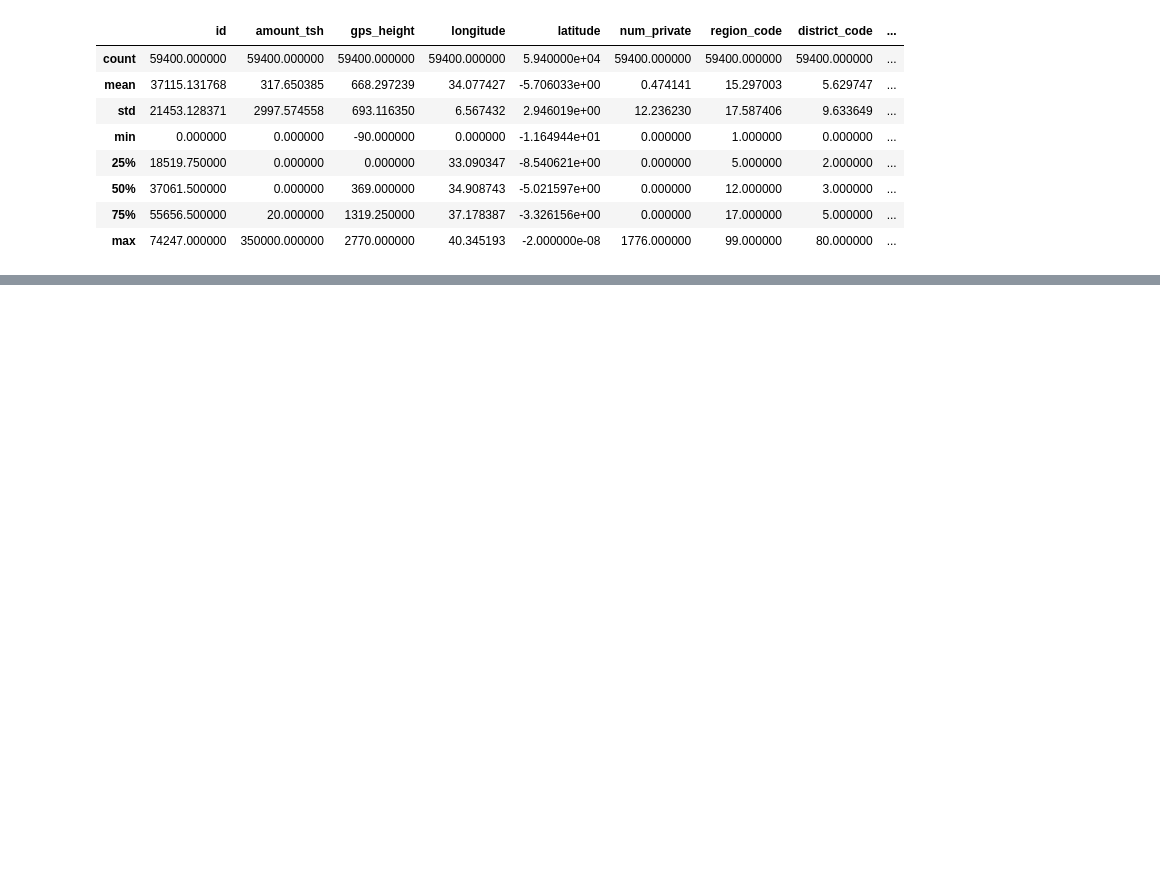
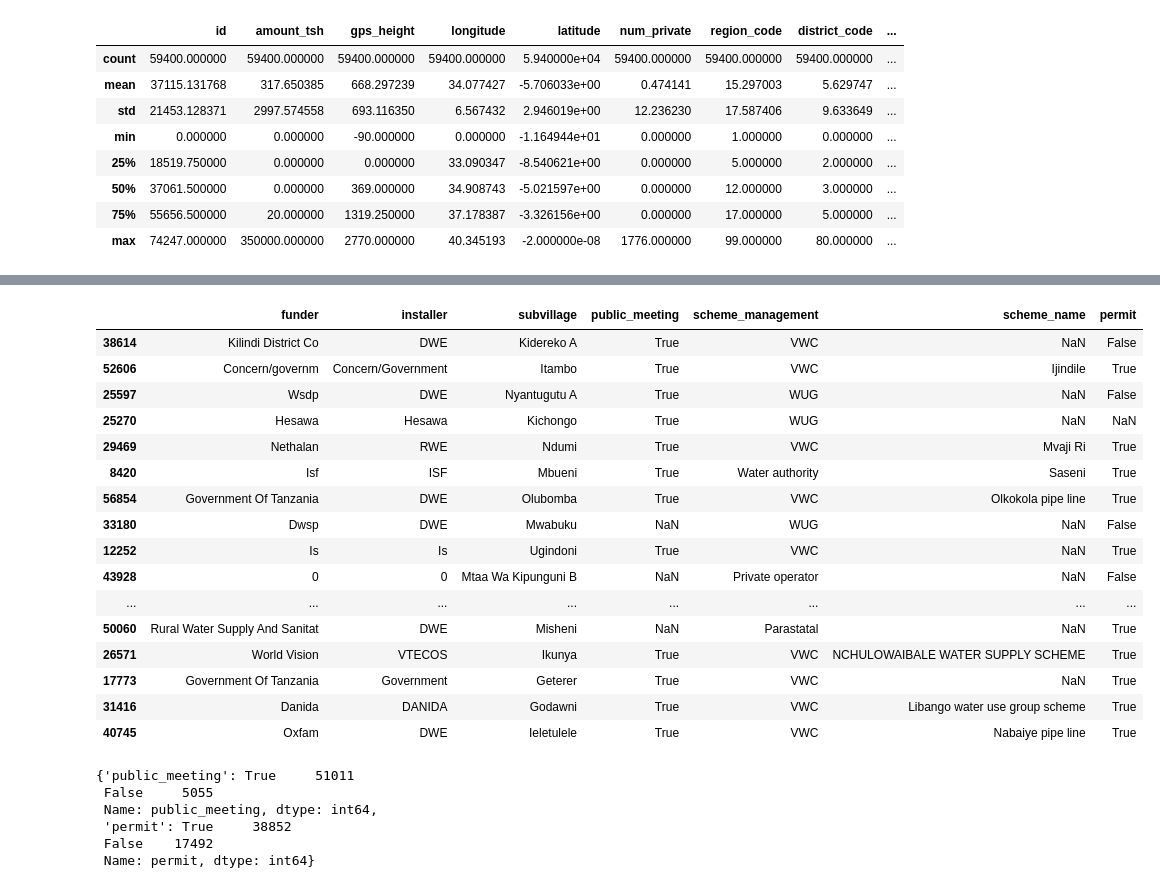
Before and after one commit to stephenmungai/phase3_project, a Jupyter notebook: index.ipynb, the cells around one changed output, grey strips where cells are left out. Saved outputs shown, nothing was run; the diff lists cells and outputs as text; code cells hidden in the pictures; blank space fills up the shorter version.

```diff
--- a/index.ipynb
+++ b/index.ipynb
@@ -119,0 +243,24 @@ df_merge.describe()
+# %%
+# checking the information contained on the columns with the missing values
+
+missing_cols = df_merge.columns[df_merge.isnull().any()]
+
+df_merge.loc[: ,missing_cols].sample(20)
+# %% [output]
+|  | funder | installer | subvillage | public_meeting | scheme_management | scheme_name | permit |
+| 38614 | Kilindi District Co | DWE | Kidereko A | True | VWC | NaN | False |
+| 52606 | Concern/governm | Concern/Government | Itambo | True | VWC | Ijindile | True |
+| 25597 | Wsdp | DWE | Nyantugutu A | True | WUG | NaN | False |
+| 25270 | Hesawa | Hesawa | Kichongo | True | WUG | NaN | NaN |
+| 29469 | Nethalan | RWE | Ndumi | True | VWC | Mvaji Ri | True |
+| 8420 | Isf | ISF | Mbueni | True | Water authority | Saseni | True |
+| 56854 | Government Of Tanzania | DWE | Olubomba | True | VWC | Olkokola pipe line | True |
+| 33180 | Dwsp | DWE | Mwabuku | NaN | WUG | NaN | False |
+| 12252 | Is | Is | Ugindoni | True | VWC | NaN | True |
+| 43928 | 0 | 0 | Mtaa Wa Kipunguni B | NaN | Private operator | NaN | False |
+| ... | ... | ... | ... | ... | ... | ... | ... |
+| 50060 | Rural Water Supply And Sanitat | DWE | Misheni | NaN | Parastatal | NaN | True |
+| 26571 | World Vision | VTECOS | Ikunya | True | VWC | NCHULOWAIBALE WATER SUPPLY SCHEME | True |
+| 17773 | Government Of Tanzania | Government | Geterer | True | VWC | NaN | True |
+| 31416 | Danida | DANIDA | Godawni | True | VWC | Libango water use group scheme | True |
+| 40745 | Oxfam | DWE | Ieletulele | True | VWC | Nabaiye pipe line | True |
@@ -119,0 +271,15 @@ df_merge.describe()
+# %%
+# for the remaining lets check the value counts as they are boolean values i.e between two choices
+
+object_columns = df_merge.columns[df_merge.isna().any()]
+
+plt.subplot(2,1, figsize=(10,8))
+
+for
+# %% [output]
+{'public_meeting': True     51011
+ False     5055
+ Name: public_meeting, dtype: int64,
+ 'permit': True     38852
+ False    17492
+ Name: permit, dtype: int64}
```
Also changed, not shown: parts of 16 cells of this notebook.
